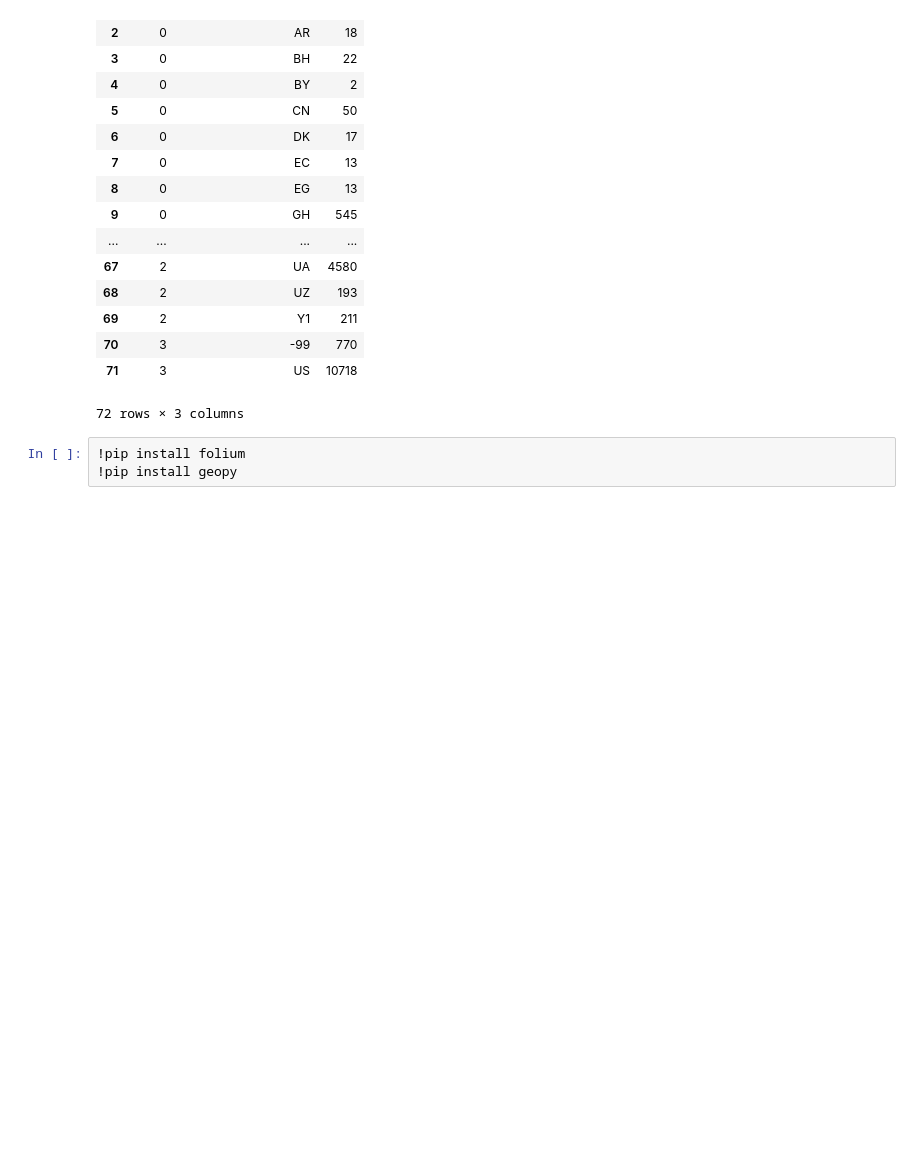
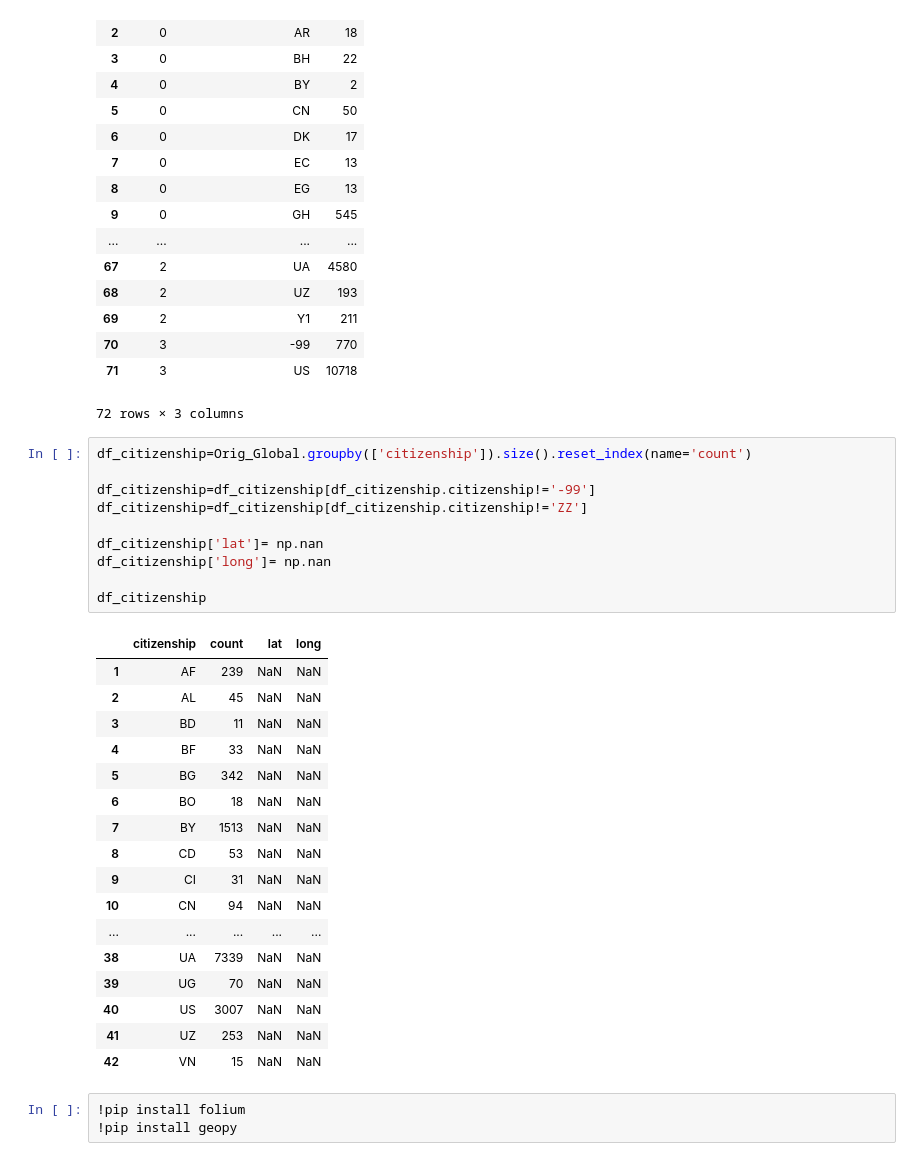
Before and after one commit to Prapakarn/DS-SF-42, a Jupyter notebook: Prapakarn/Data_Cleaning.ipynb, the cells around one changed output. Drawn from its saved outputs; the diff is of its cells as text; blank space fills up the shorter version.

```diff
--- a/Prapakarn/Data_Cleaning.ipynb
+++ b/Prapakarn/Data_Cleaning.ipynb
@@ -678,6 +678,34 @@ Country_Exploit
 | 70 | 3 | -99 | 770 |
 | 71 | 3 | US | 10718 |
 72 rows × 3 columns
+# %%
+df_citizenship=Orig_Global.groupby(['citizenship']).size().reset_index(name='count')
+
+df_citizenship=df_citizenship[df_citizenship.citizenship!='-99']
+df_citizenship=df_citizenship[df_citizenship.citizenship!='ZZ']
+
+df_citizenship['lat']= np.nan
+df_citizenship['long']= np.nan
+
+df_citizenship
+# %% [output]
+|  | citizenship | count | lat | long |
+| 1 | AF | 239 | NaN | NaN |
+| 2 | AL | 45 | NaN | NaN |
+| 3 | BD | 11 | NaN | NaN |
+| 4 | BF | 33 | NaN | NaN |
+| 5 | BG | 342 | NaN | NaN |
+| 6 | BO | 18 | NaN | NaN |
+| 7 | BY | 1513 | NaN | NaN |
+| 8 | CD | 53 | NaN | NaN |
+| 9 | CI | 31 | NaN | NaN |
+| 10 | CN | 94 | NaN | NaN |
+| ... | ... | ... | ... | ... |
+| 38 | UA | 7339 | NaN | NaN |
+| 39 | UG | 70 | NaN | NaN |
+| 40 | US | 3007 | NaN | NaN |
+| 41 | UZ | 253 | NaN | NaN |
+| 42 | VN | 15 | NaN | NaN |
 # %%
 !pip install folium
 !pip install geopy
```
Also changed, not shown: parts of 12 cells of this notebook, 3 other files.
